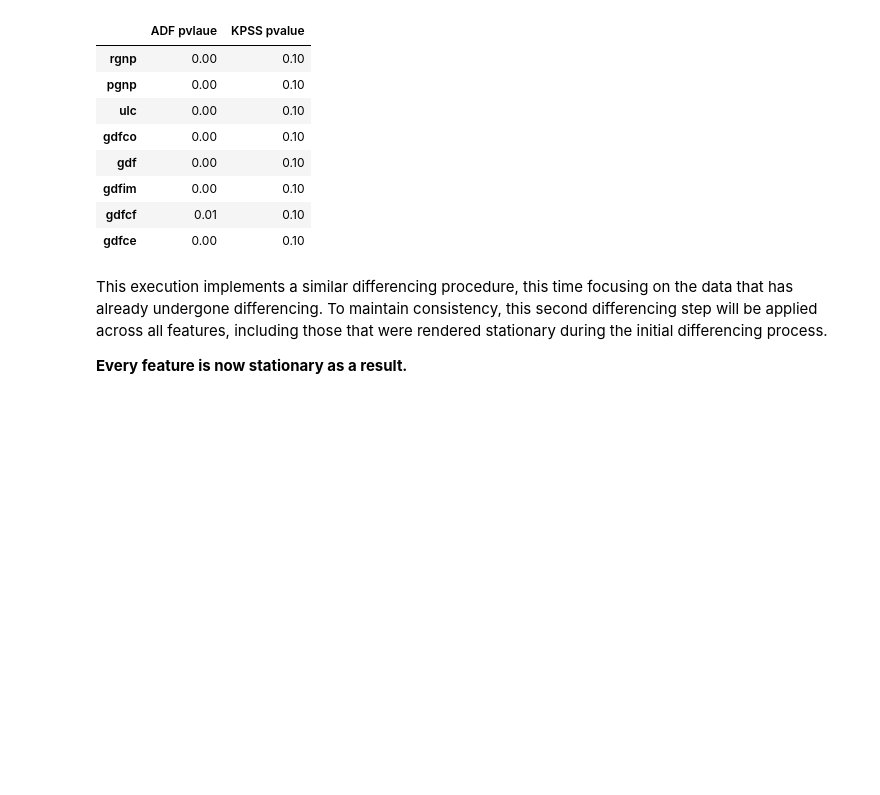
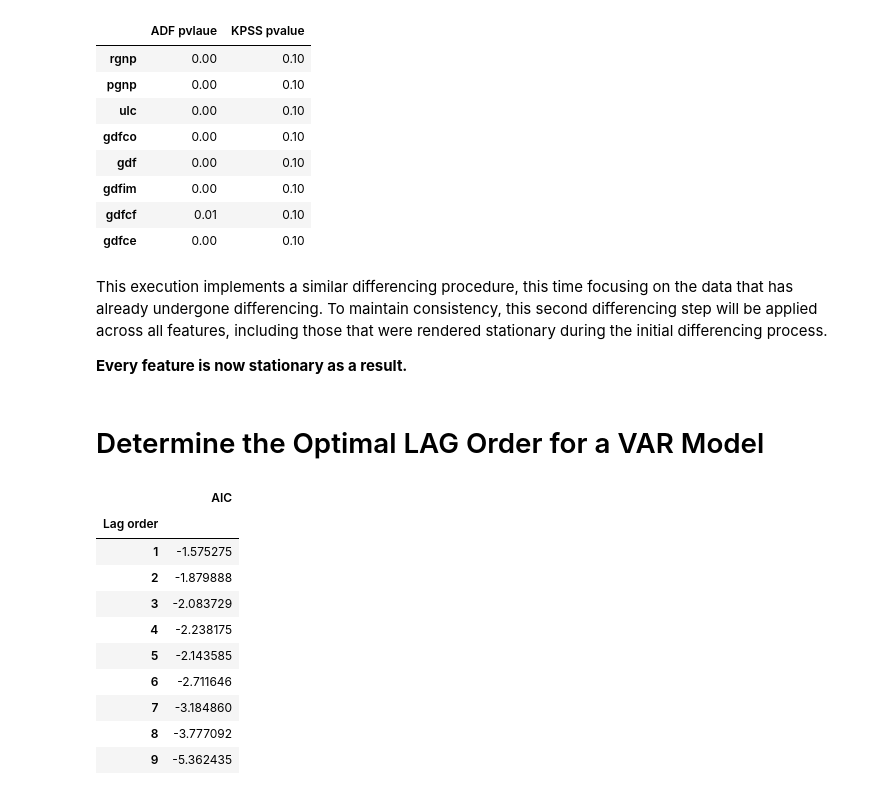
Before and after one commit to tyrantdavis/Forecasting-Economics-MultiVariate, a Jupyter notebook: Forecasting-WageGrowth-And-Inflation.ipynb, the cells around one changed output. Drawn from its saved outputs; the diff is of its cells as text; code cells hidden in the pictures; blank space fills up the shorter version.

Commit message:
Define the optimal LAG order for a VAR model.

```diff
--- a/Forecasting-WageGrowth-And-Inflation.ipynb
+++ b/Forecasting-WageGrowth-And-Inflation.ipynb
@@ -330,3 +330,32 @@ with pd.option_context("float_format", "{:.2f}".format):
 This execution implements a similar differencing procedure, this time focusing on the data that has already undergone differencing. To maintain consistency, this second differencing step will be applied across all features, including those that were rendered stationary during the initial differencing process.
 
 **Every feature is now stationary as a result.**
+# %% [markdown]
+# Determine the Optimal LAG Order for a VAR Model
+# %%
+from statsmodels.tsa.vector_ar.var_model import VAR
+
+test_model = VAR(X_diff)
+
+aic_vals = []
+
+# Try lag orders 1 - 9
+for i in range(1, 10):
+    test_fit = test_model.fit(i)
+    aic_vals.append(test_fit.aic)
+
+aic_df = pd.DataFrame(data=aic_vals, index=list(range(1, 10)), columns=["AIC"])
+aic_df.index.name = "Lag order"
+aic_df
+# %% [output]
+|  | AIC |
+| Lag order |  |
+| 1 | -1.575275 |
+| 2 | -1.879888 |
+| 3 | -2.083729 |
+| 4 | -2.238175 |
+| 5 | -2.143585 |
+| 6 | -2.711646 |
+| 7 | -3.184860 |
+| 8 | -3.777092 |
+| 9 | -5.362435 |
```
Also changed, not shown: parts of 1 cell of this notebook.
